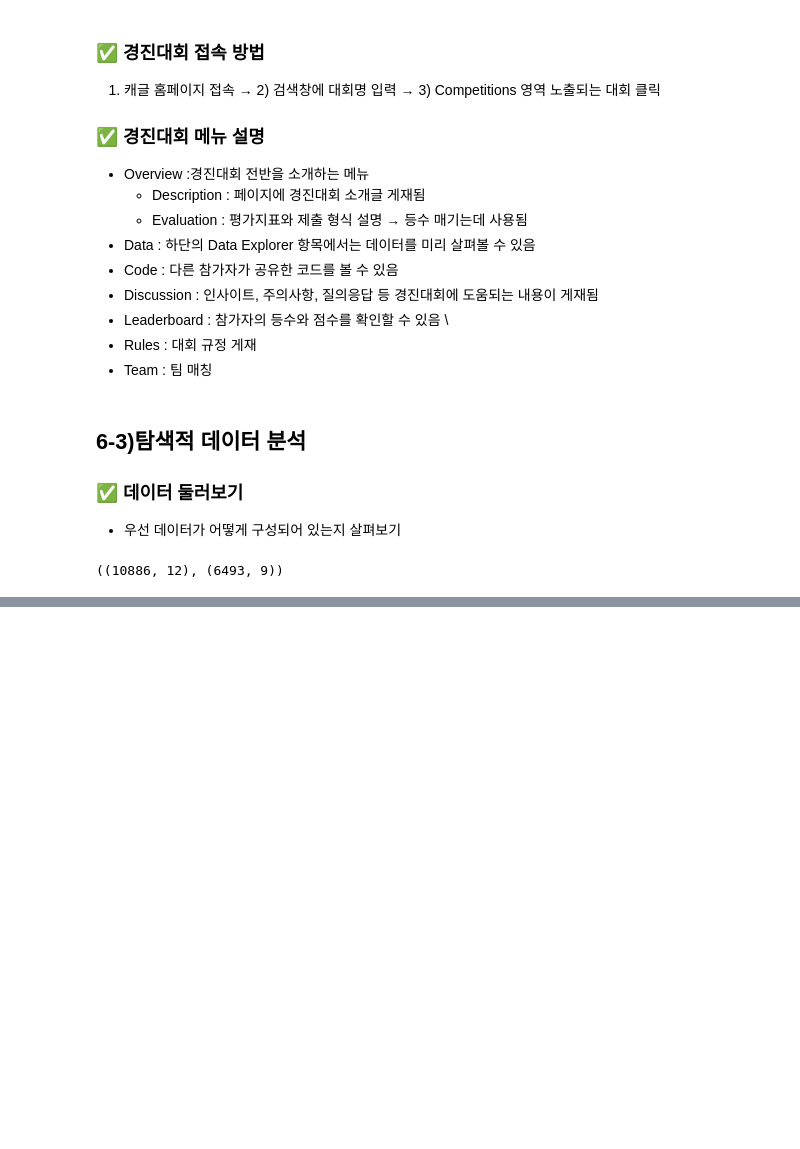
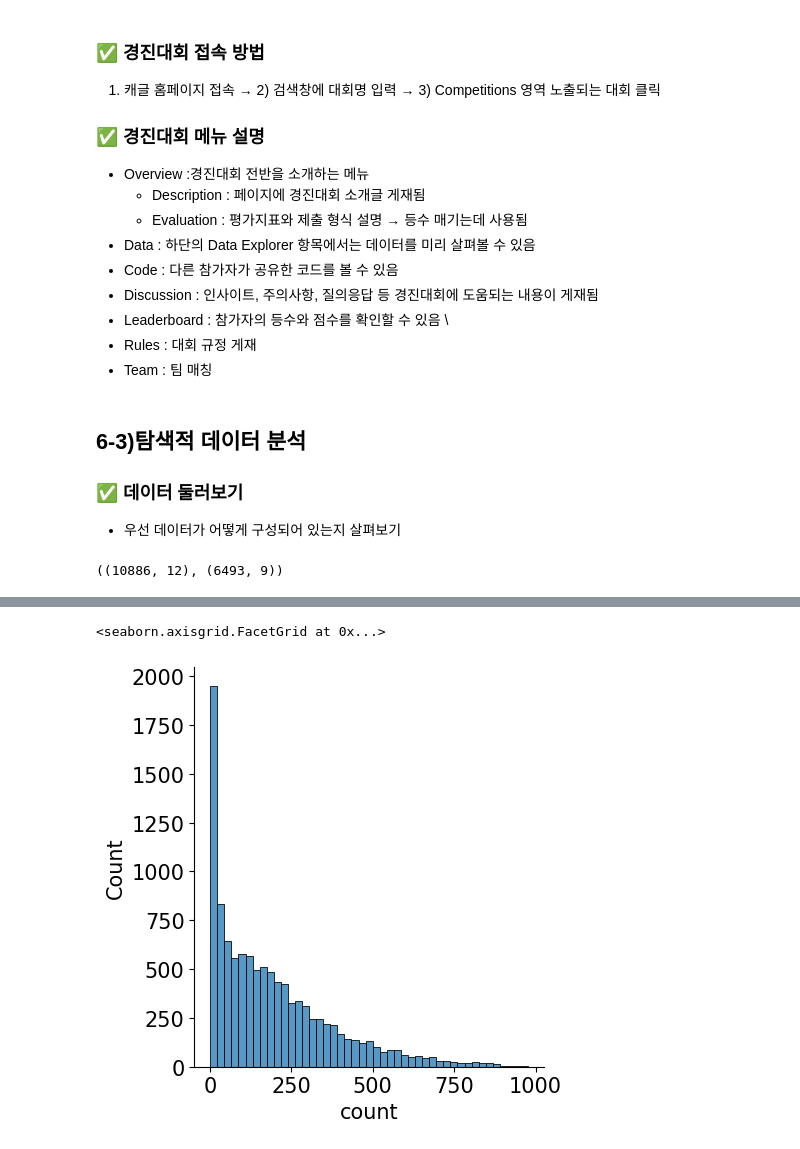
Before and after one commit to eunzzae/KaggleStudy_MustHave, a Jupyter notebook: Chap06_대회_자전거_대여_수요_예측.ipynb, the cells around one changed output, grey strips where cells are left out. Drawn from its saved outputs; the diff is of its cells as text; code cells hidden in the pictures; blank space fills up the shorter version.

```diff
--- a/Chap06_대회_자전거_대여_수요_예측.ipynb
+++ b/Chap06_대회_자전거_대여_수요_예측.ipynb
@@ -59,0 +180,10 @@ train.head()
+# %%
+train['date'] = train['datetime'].apply(lambda x: x.split()[0]) # 날짜 피처 생성
+
+# 연도, 월, 일, 시, 분, 초 피처를 차례로 생성
+train['year'] = train['datetime'].apply(lambda x: x.split()[0].split('-')[0])
+train['month'] = train['datetime'].apply(lambda x: x.split()[0].split('-')[1])
+train['day'] = train['datetime'].apply(lambda x: x.split()[0].split('-')[2])
+train['hour'] = train['datetime'].apply(lambda x: x.split()[1].split(':')[0])
+train['minute'] = train['datetime'].apply(lambda x: x.split()[1].split(':')[1])
+train['second'] = train['datetime'].apply(lambda x: x.split()[1].split(':')[2])
@@ -59,0 +209,11 @@ train.head()
+# %%
+train['weekday'] = train['date'].apply(lambda dateString: calendar.day_name[datetime.strptime(dateString, "%Y-%m-%d").weekday()])
+# %%
+train['season'] = train['season'].map({1: 'Spring',
+                                       2: 'Summer',
+                                       3: 'Fall',
+                                       4: 'Winter'})
+train['weather'] = train['weather'].map({1: 'Clear',
+                                         2: 'Mist, Few clouds',
+                                         3: 'Light Snow, Rain, Thunderstrom',
+                                         4: 'Heavy Rain, Thunderstorm, Snow, Flog'})
@@ -59,0 +249,6 @@ train.head()
+# %%
+mpl.rc('font', size = 15) # 폰트 크기를 15로 설정
+sns.displot(train['count']) # 분포도 출력
+# %% [output]
+<seaborn.axisgrid.FacetGrid at 0x...>
+[figure, added]
```
Also changed, not shown: parts of 25 cells of this notebook.
